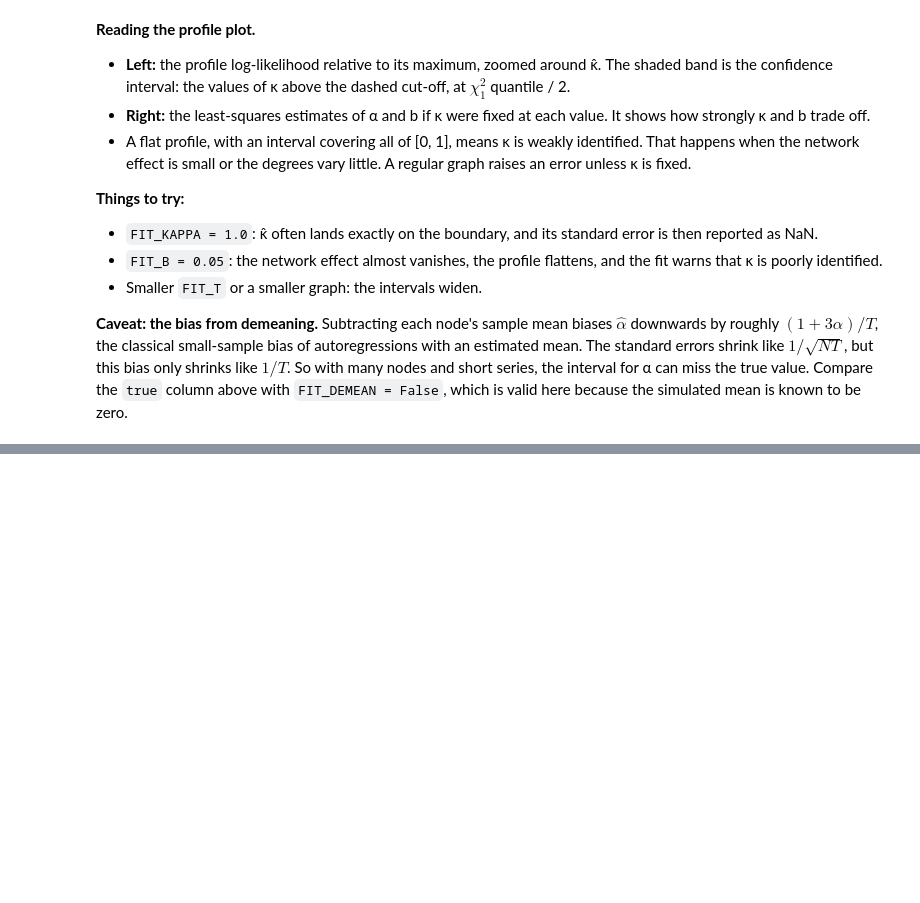
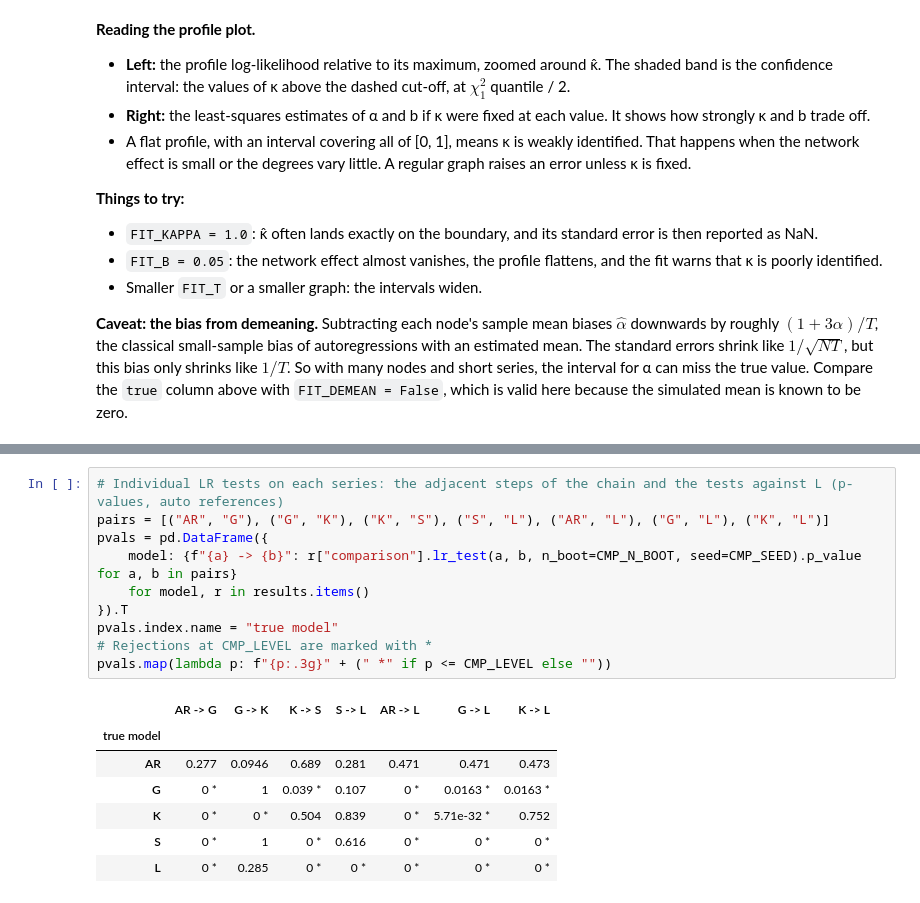
Before and after one commit to LorenzoFerri01/GNAR-Python, a Jupyter notebook: examples/kappa_gnar.ipynb, the cells around one changed output, grey strips where cells are left out. Drawn from its saved outputs; the diff is of its cells as text; blank space fills up the shorter version.

```diff
--- a/examples/kappa_gnar.ipynb
+++ b/examples/kappa_gnar.ipynb
@@ -374,0 +375,18 @@ LR test K -> L: LR = 2.008e+04, df = 19997, F = 0.9941 on (19997, 1960000) df, B
+# %%
+# Individual LR tests on each series: the adjacent steps of the chain and the tests against L (p-values, auto references)
+pairs = [("AR", "G"), ("G", "K"), ("K", "S"), ("S", "L"), ("AR", "L"), ("G", "L"), ("K", "L")]
+pvals = pd.DataFrame({
+    model: {f"{a} -> {b}": r["comparison"].lr_test(a, b, n_boot=CMP_N_BOOT, seed=CMP_SEED).p_value for a, b in pairs}
+    for model, r in results.items()
+}).T
+pvals.index.name = "true model"
+# Rejections at CMP_LEVEL are marked with *
+pvals.map(lambda p: f"{p:.3g}" + (" *" if p <= CMP_LEVEL else ""))
+# %% [output]
+|  | AR -> G | G -> K | K -> S | S -> L | AR -> L | G -> L | K -> L |
+| true model |  |  |  |  |  |  |  |
+| AR | 0.277 | 0.0946 | 0.689 | 0.281 | 0.471 | 0.471 | 0.473 |
+| G | 0 * | 1 | 0.039 * | 0.107 | 0 * | 0.0163 * | 0.0163 * |
+| K | 0 * | 0 * | 0.504 | 0.839 | 0 * | 5.71e-32 * | 0.752 |
+| S | 0 * | 1 | 0 * | 0.616 | 0 * | 0 * | 0 * |
+| L | 0 * | 0.285 | 0 * | 0 * | 0 * | 0 * | 0 * |
```
Also changed, not shown: parts of 14 cells of this notebook.
